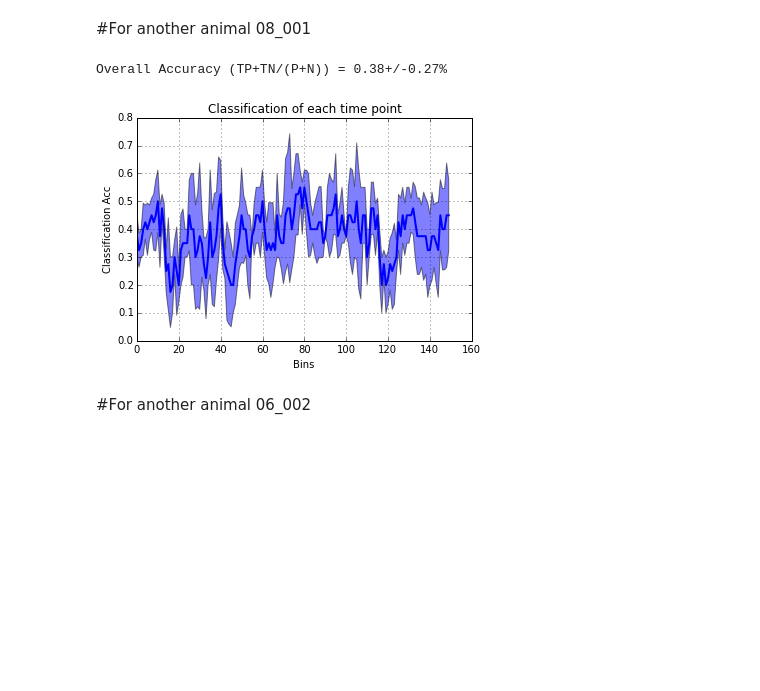
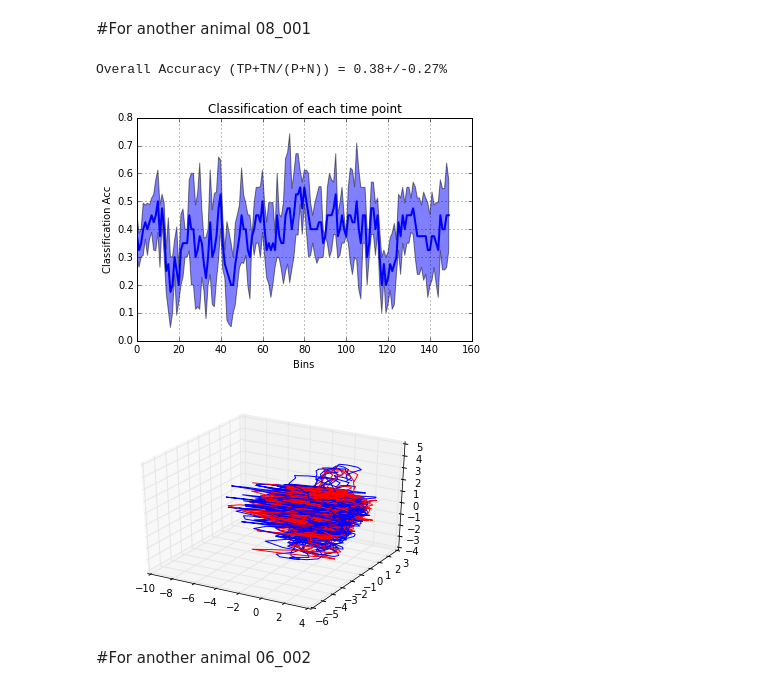
Before and after one commit to rubenpinzon/Wigner-Pattern, a Jupyter notebook: classification_xlatents.ipynb, the cells around one changed output. Drawn from its saved outputs; the diff is of its cells as text; code cells hidden in the pictures; blank space fills up the shorter version.

```diff
--- a/classification_xlatents.ipynb
+++ b/classification_xlatents.ipynb
@@ -66,12 +83,14 @@ Overall Accuracy (TP+TN/(P+N)) = 0.44+/-0.19%
 # %%
 x = sio.loadmat('/home/ruben/Documents/HAS/HC-5/i01_maze08_001/i01_maze08_001x_orth.mat')
 x_orth = np.transpose(x['x_knn'],[2, 1, 0])
 y = np.concatenate(x['label'])
 
 bayesClass(x_orth, y, verbose=False)
+showLatent(x_orth, y)
 # %% [output]
 Overall Accuracy (TP+TN/(P+N)) = 0.38+/-0.27%
 [figure]
+[figure, added]
 # %% [markdown]
 #For another animal 06_002
 # %%
```
Also changed, not shown: parts of 28 cells of this notebook, 1 other file.
